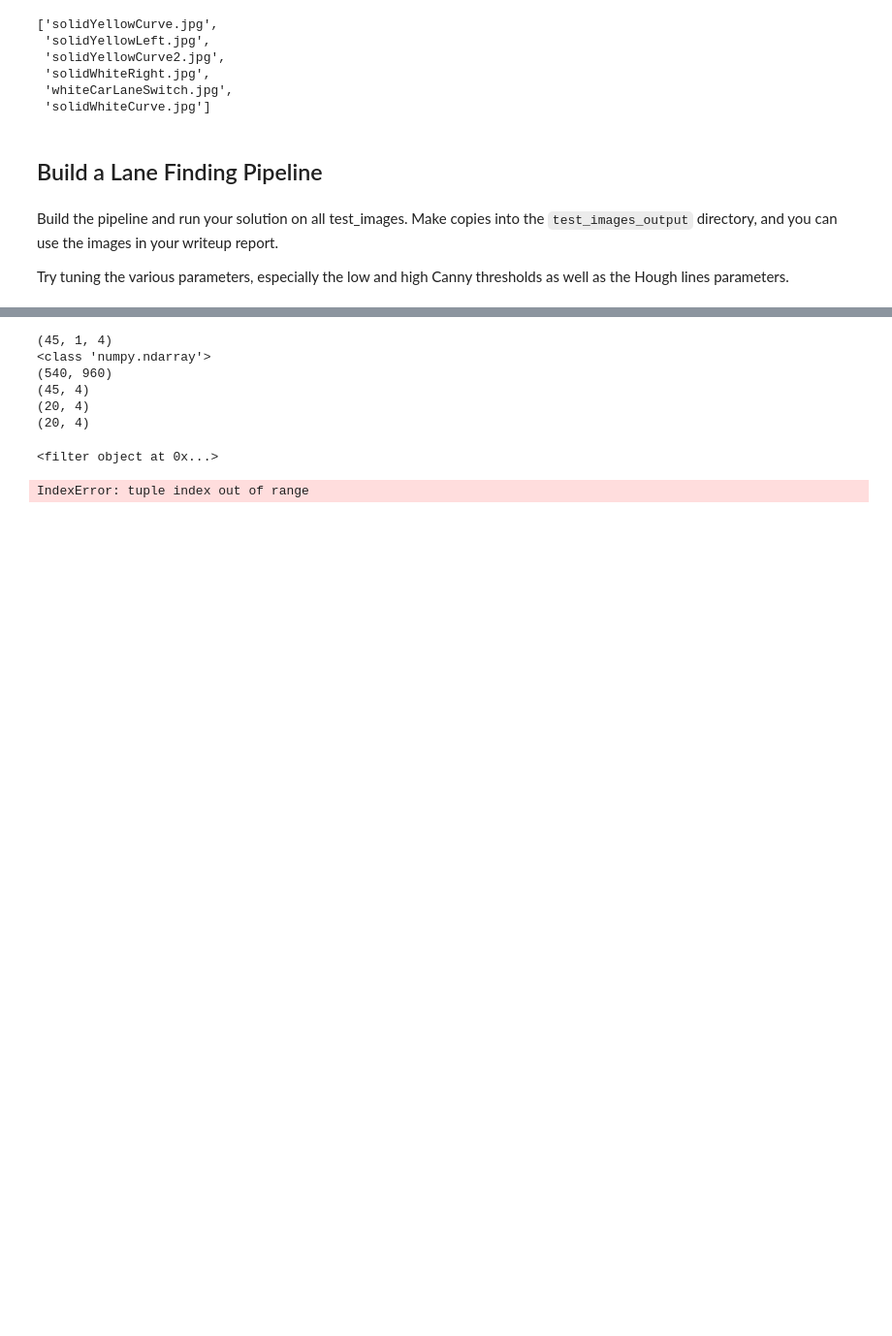
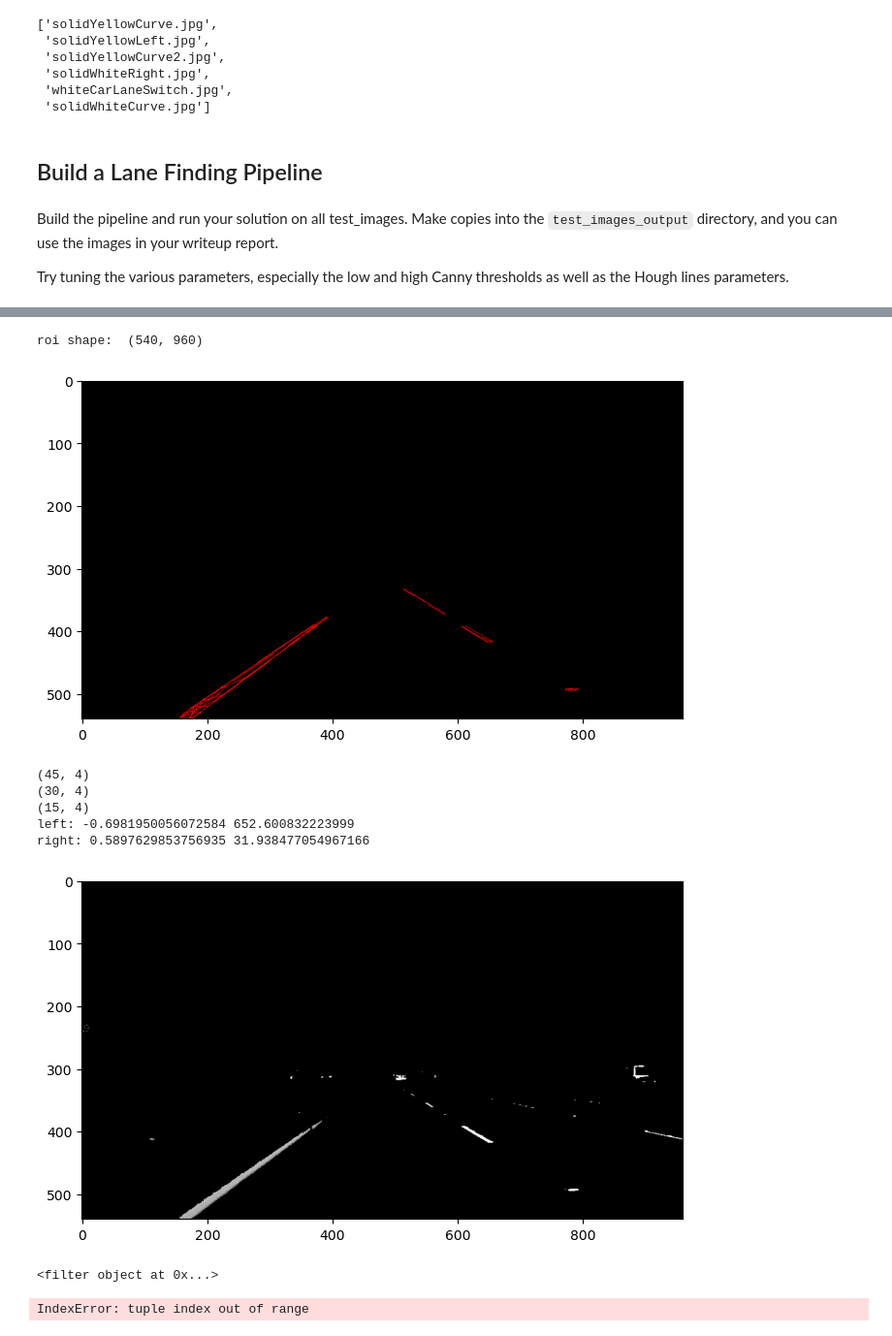
Before and after one commit to bluebarryz/Lane-Detection-CV, a Jupyter notebook: P1.ipynb, the cells around one changed output, grey strips where cells are left out. Shown at 97% size. Saved outputs shown, nothing was run; the diff lists cells and outputs as text; code cells hidden in the pictures; blank space fills up the shorter version.

Commit message:
ransac progress

```diff
--- a/P1.ipynb
+++ b/P1.ipynb
@@ -226,49 +233,73 @@ def displayImage(img):
 # %%
 gray = convertToGrayscale(colour_thresholding("test_images/solidYellowCurve.jpg"))
 canny_img = canny(gray.astype(np.uint8), 0.2, 0.8)
 # displayImage(canny_img)
 
 vertices = np.array([
     [[[0, 540]], [[900, 540]], [[500, 320]], [[400, 320]]]
 ], dtype=np.int32)
 
 roi = region_of_interest(canny_img, vertices)
-# displayImage(roi)
+print("roi shape: ", roi.shape)
 
 rho, theta, threshold, min_line_len, max_line_gap = (1, np.pi/90, 50, 5, 200)
 hough_line_segments = cv2.HoughLinesP(roi, rho = 1,theta = 1*np.pi/90,threshold = 5,minLineLength = 5,maxLineGap = 20)
-# line_img = np.zeros((roi.shape[0], roi.shape[1], 3), dtype=np.uint8)
-# draw_lines(line_img, hough_line_segments, thickness=1)
-# displayImage(line_img)
-# print(len(hough_line_segments))
-# print(hough_line_segments)
-
-print(hough_line_segments.shape)
-print(type(hough_line_segments))
-print(roi.shape)
+line_img = np.zeros((roi.shape[0], roi.shape[1], 3), dtype=np.uint8)
+draw_lines(line_img, hough_line_segments, thickness=1)
+displayImage(line_img)
 
 
 hough_line_segments = hough_line_segments.reshape(hough_line_segments.shape[0], hough_line_segments.shape[2])
 print(hough_line_segments.shape)
-# left_segments = list(filter(lambda point : point[0] < 540/2 and point[2] < 540/2, hough_line_segments))
-# right_segments = list(filter(lambda point : point[0] > 540/2 and point[2] > 540/2, hough_line_segments))
-left_mask = (hough_line_segments[:, 0] < 540/2) & (hough_line_segments[:, 2] < 540/2)
-left_segments = hough_line_segments[mask]
+
+left_mask = (hough_line_segments[:, 0] < 960/2) & (hough_line_segments[:, 2] < 960/2)
+left_segments = hough_line_segments[left_mask]
 print(left_segments.shape)
 
-right_mask = (hough_line_segments[:, 0] > 540/2) & (hough_line_segments[:, 2] > 540/2)
-right_segments = hough_line_segments[mask]
+right_mask = (hough_line_segments[:, 0] > 960/2) & (hough_line_segments[:, 2] > 960/2)
+right_segments = hough_line_segments[right_mask]
 print(right_segments.shape)
 
 left_points = left_segments.reshape(-1, 2)
 right_points = right_segments.reshape(-1, 2)
+
+
+x_left = left_points[:, 0].reshape(-1, 1)
+y_left = left_points[:, 1]
+ransac_left = RANSACRegressor()
+ransac_left.fit(x_left, y_left)
+slope_left = ransac_left.estimator_.coef_[0]
+intercept_left = ransac_left.estimator_.intercept_
+
+# inlier_mask = ransac.inlier_mask_
+print("left:", slope_left, intercept_left)
+
+# image = mpimg.imread("test_images/solidYellowCurve.jpg")
+
+
+x_right = right_points[:, 0].reshape(-1, 1)
+y_right = right_points[:, 1]
+ransac_right = RANSACRegressor()
+ransac_right.fit(x_right, y_right)
+slope_right = ransac_right.estimator_.coef_[0]
+intercept_right = ransac_right.estimator_.intercept_
+
+print("right:", slope_right, intercept_right)
+
+# draw_lines(gray, [[[180,, 225, 880, 540]]])
+
+# draw_lines(gray, [[[480, 225, 880, 540]]])
+
+displayImage(gray)
 # %% [output]
-(45, 1, 4)
-<class 'numpy.ndarray'>
-(540, 960)
-(45, 4)
-(20, 4)
-(20, 4)
+roi shape:  (540, 960)
+[figure, added]
+(45, 4)
+(30, 4)
+(15, 4)
+left: -0.6981950056072584 652.600832223999
+right: 0.5897629853756935 31.938477054967166
+[figure, added]
 # %%
 # for point in hough_line_segments:
 #     print(point[0])
```
Also changed, not shown: parts of 2 cells of this notebook.
